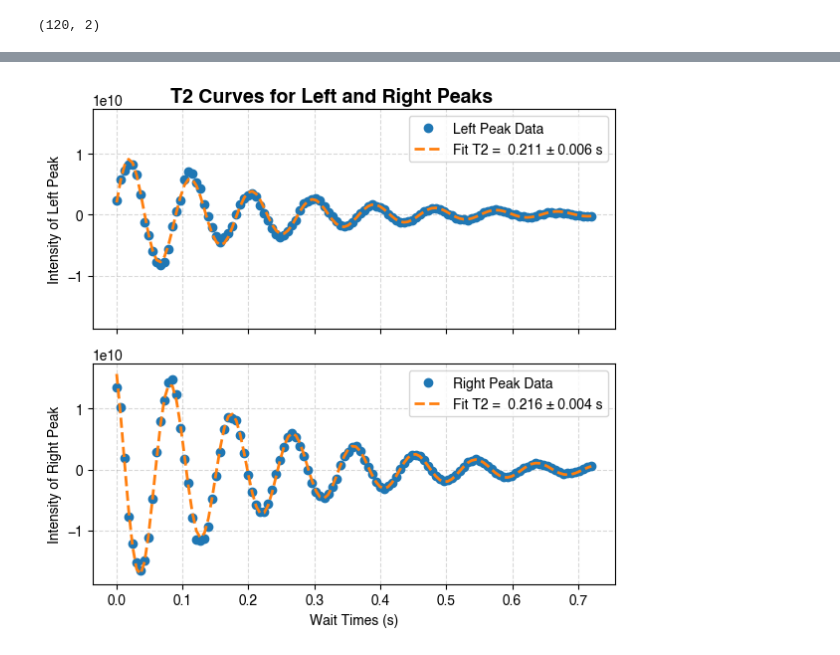
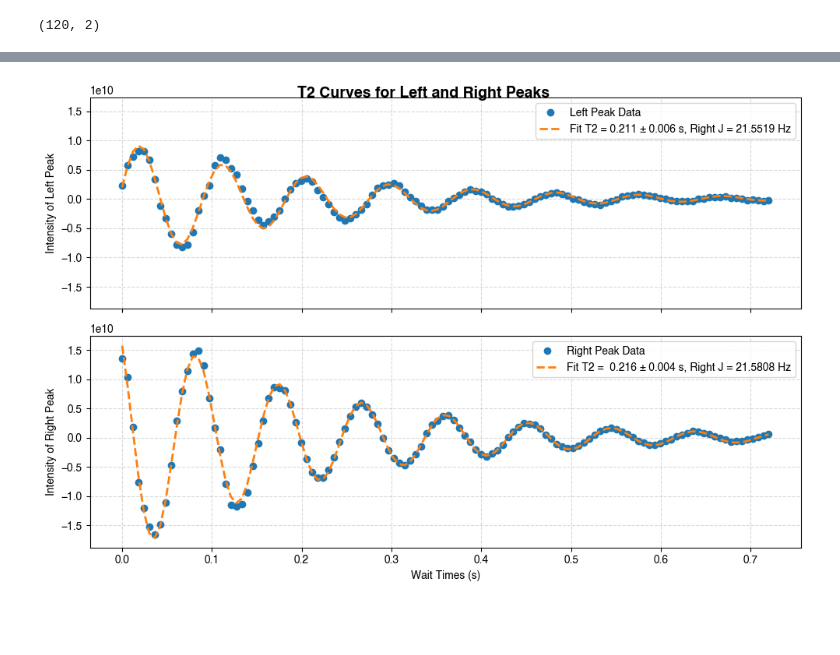
Before and after one commit to donnydavino1/Quantum_Brain, a Jupyter notebook: T1_and_T2_Analysis/T2_analysis_356.ipynb, the cells around one changed output, grey strips where cells are left out. Saved outputs shown, nothing was run; the diff lists cells and outputs as text; code cells hidden in the pictures; blank space fills up the shorter version.

```diff
--- a/T1_and_T2_Analysis/T2_analysis_356.ipynb
+++ b/T1_and_T2_Analysis/T2_analysis_356.ipynb
@@ -452,41 +522,43 @@ Left peak: T2 =  0.211 ± 0.006
 Right peak: T2 =  0.216 ± 0.004
 # %%
 # Create the figure and axis with adjusted layout for publication
-fig_t2, axs_t2 = plt.subplots(2, 1, figsize=(6, 6), sharex=True, sharey=True)
+fig_t2, axs_t2 = plt.subplots(2, 1, figsize=(10, 7), sharex=True, sharey=True)
 
 # Plot data points with a distinct color and marker size for clarity
 axs_t2[0].plot(wait_times, areas_left, 'o', markersize=6, label='Left Peak Data')
 axs_t2[1].plot(wait_times, areas_right, 'o', markersize=6, label='Right Peak Data')
 
 # Plot fit lines with higher contrast against the data points
 axs_t2[0].plot(wait_times, t2_func_exp(wait_times, *popt_left), linestyle='--', linewidth=2,
-               label=f"Fit T2 = {t2_left: .3f} {PLUS_MINUS} {t2_left_err:.3f} s")
+               label=f"Fit T2 = {t2_left:.3f} {PLUS_MINUS} {t2_left_err:.3f} s, "
+                     f"Right J = {1/(2*(2 * np.pi)/(4*popt_left[2])):.6g} Hz")
 axs_t2[1].plot(wait_times, t2_func_exp(wait_times, *popt_right), linestyle='--', linewidth=2,
-               label=f"Fit T2 = {t2_right: .3f} {PLUS_MINUS} {t2_right_err:.3f} s")
+               label=f"Fit T2 = {t2_right: .3f} {PLUS_MINUS} {t2_right_err:.3f} s, "
+                     f"Right J = {1/(2*(2 * np.pi)/(4*popt_right[2])):.6g} Hz")
 
 # Set labels and increase font size for publication readability
 axs_t2[0].set_ylabel("Intensity of Left Peak")
 axs_t2[1].set_ylabel("Intensity of Right Peak")
 axs_t2[1].set_xlabel("Wait Times (s)")
 
 # Set legend positions and adjust font size
 axs_t2[0].legend()
 axs_t2[1].legend()
 
 # Set title and adjust spacing
 fig_t2.suptitle('T2 Curves for Left and Right Peaks', fontsize=14, weight='bold', y=0.93)
 
 # Enable grid with a subtle color and style
 [ax.grid(color='gray', linestyle='--', alpha=0.3) for ax in axs_t2]
 
 # Optimize layout for spacing and readability
 # fig_t2.tight_layout(pad=2.0)
 fig_t2.tight_layout()
 
 # Show the plot
 plt.show()
 # %% [output]
-[figure, old version]
+[figure, new version]
 # %%
 print(f"Left angular frequency (omega) = {popt_left[2]} (rad/sec.)")
 print(f"Left f = {popt_left[2] / (2 * np.pi)} (Hz)")
```
Also changed, not shown: parts of 14 cells of this notebook, 52 other files.
